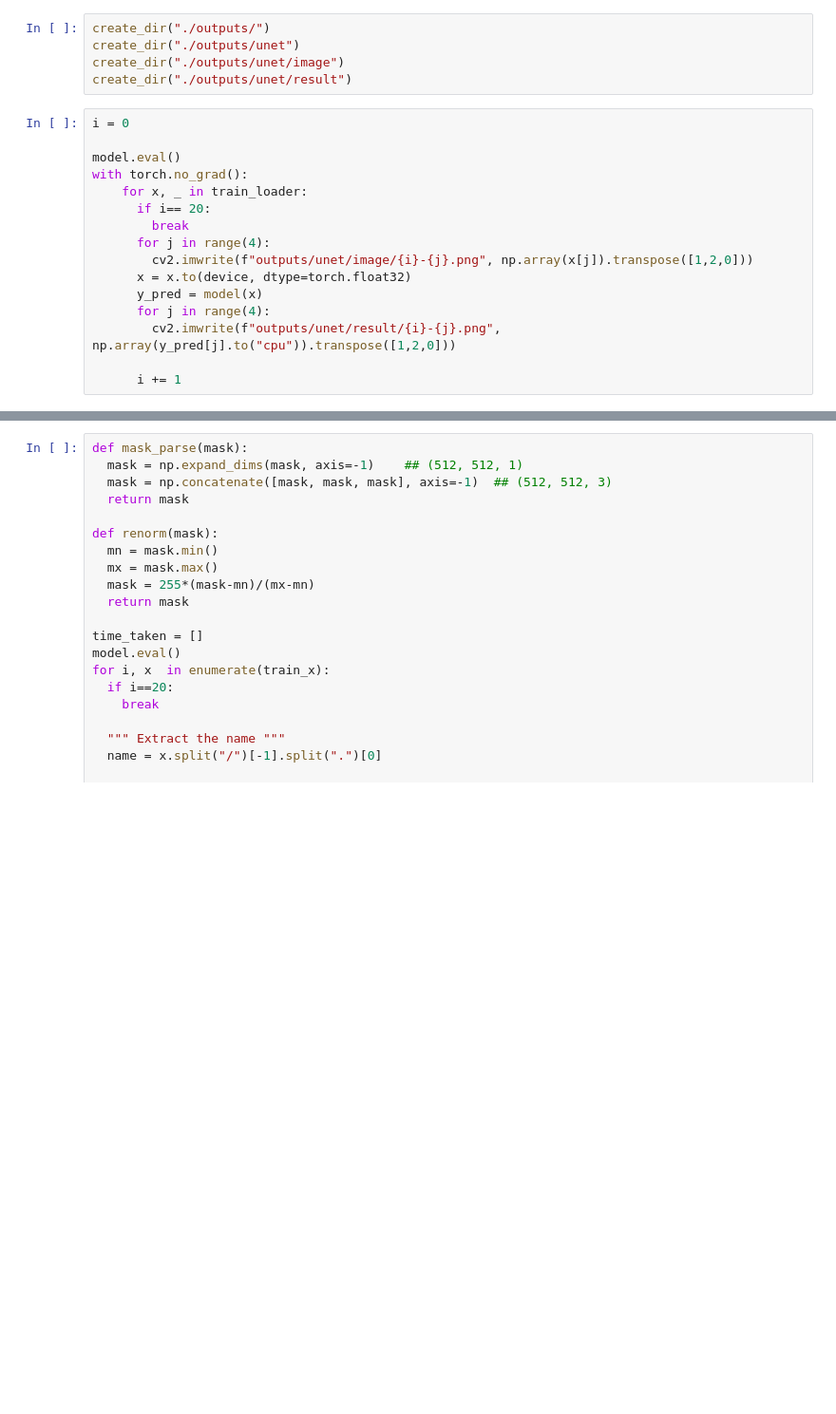
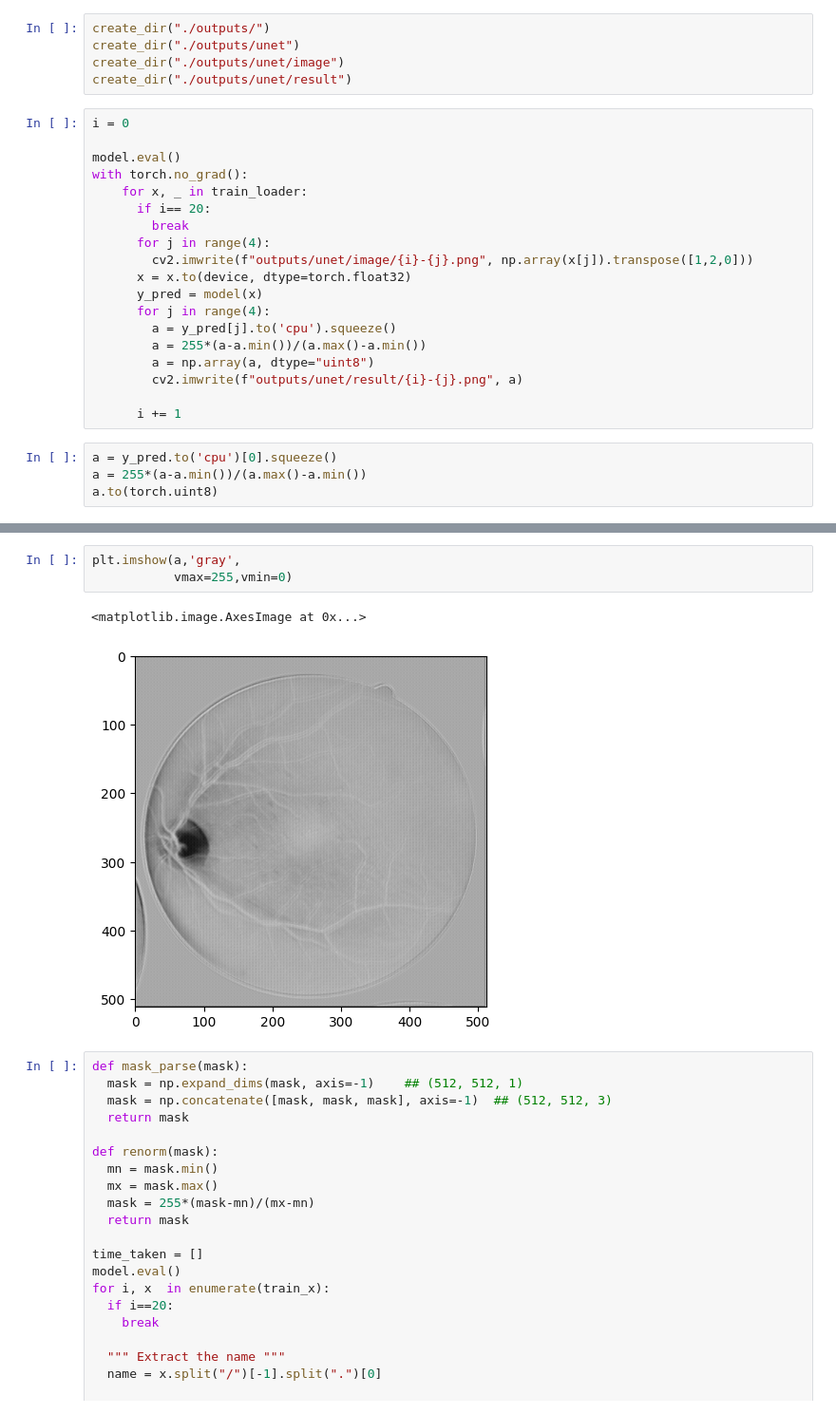
Before and after one commit to meysam-kazemi/drive-unet, a Jupyter notebook: unet.ipynb, the cells around one changed output, grey strips where cells are left out. Shown: that part at 95% size. Cells and saved outputs as stored; diff of their text form; blank space fills up the shorter version.

```diff
--- a/unet.ipynb
+++ b/unet.ipynb
@@ -317,6 +320,13 @@ with torch.no_grad():
       x = x.to(device, dtype=torch.float32)
       y_pred = model(x)
       for j in range(4):
-        cv2.imwrite(f"outputs/unet/result/{i}-{j}.png", np.array(y_pred[j].to("cpu")).transpose([1,2,0]))
+        a = y_pred[j].to('cpu').squeeze()
+        a = 255*(a-a.min())/(a.max()-a.min())
+        a = np.array(a, dtype="uint8")
+        cv2.imwrite(f"outputs/unet/result/{i}-{j}.png", a)
 
       i += 1
+# %%
+a = y_pred.to('cpu')[0].squeeze()
+a = 255*(a-a.min())/(a.max()-a.min())
+a.to(torch.uint8)
@@ -323,3 +341,9 @@ with torch.no_grad():
+# %%
+plt.imshow(a,'gray',
+           vmax=255,vmin=0)
+# %% [output]
+<matplotlib.image.AxesImage at 0x...>
+[figure, added]
 # %%
 def mask_parse(mask):
   mask = np.expand_dims(mask, axis=-1)    ## (512, 512, 1)
```
Also changed, not shown: parts of 7 cells of this notebook.
